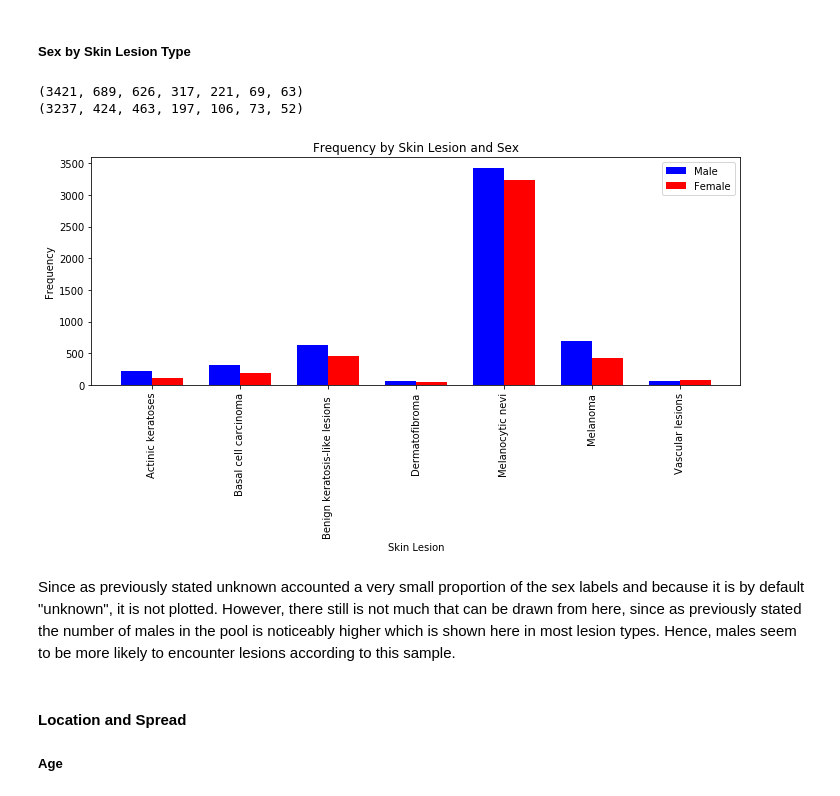
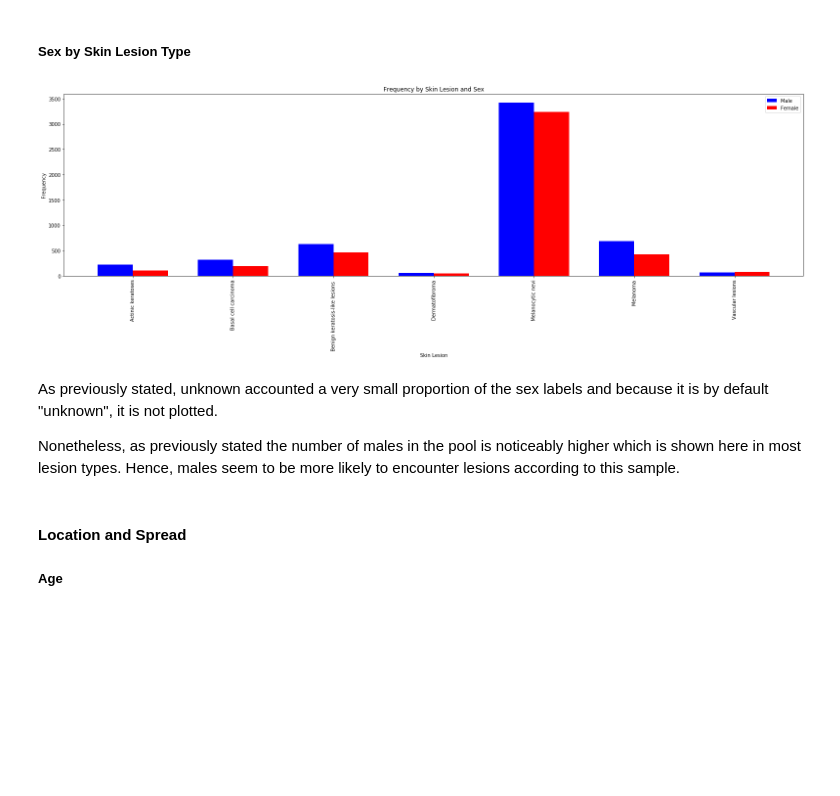
Before and after one commit to Castdeath97/skin-pigment-analysis, a Jupyter notebook: notebooks/data-understanding.ipynb, the cells around one changed output. Saved outputs shown, nothing was run; the diff lists cells and outputs as text; code cells hidden in the pictures; blank space fills up the shorter version.

```diff
--- a/notebooks/data-understanding.ipynb
+++ b/notebooks/data-understanding.ipynb
@@ -25,7 +25,9 @@ pandas.core.frame.DataFrame:: final processed dataframe
 
 # plotting
 
-lesion_type_label = skin_df[['lesion_type_idx', 'lesion_type']].sort_values('lesion_type_idx').drop_duplicates()['lesion_type']
+lesion_type_label = skin_df[
+    ['lesion_type_idx', 'lesion_type']].sort_values(
+    'lesion_type_idx').drop_duplicates()['lesion_type']
 """
 pandas.core.series.Series: Lesion types (text) series sorted by idx for labels
 """
@@ -147,16 +171,10 @@ plt.rcParams['figure.figsize'] = [10, 6]
 The Localization of lesions seems to spread around various parts of the body, but are more common on extremities, the back and trunk.
 # %% [markdown]
 ##### Sex by Skin Lesion Type
-# %%
-print(male_freq)
-print(female_freq)
-# %% [output]
-(3421, 689, 626, 317, 221, 69, 63)
-(3237, 424, 463, 197, 106, 73, 52)
 # %%
 def group_by_lesion(df):
     """
-    Used to group lesions for a df
+    Used to group len of lesions for a df
     """
     return( ( len(df[df['lesion_type_idx'] == 0]),
               len(df[df['lesion_type_idx'] == 1]),
@@ -174,37 +192,40 @@ n_lesion = len(skin_df['lesion_type'].drop_duplicates())
 
 male_freq = group_by_lesion(skin_df[skin_df['sex']  == 'male'])
 female_freq = group_by_lesion(skin_df[skin_df['sex']  == 'female'])
 unknown_freq = group_by_lesion(skin_df[skin_df['sex']  == 'unknown'])
 
 # set up subplot
 
 fig, ax = plt.subplots()
 index = np.arange(n_lesion)
 
 # Draw bars
 
 ax.bar(index, male_freq, bar_width, color='b', label='Male')
 ax.bar(index + bar_width, female_freq, bar_width, color='r', label='Female')
 
 # set labels, titles and legends
 
 ax.set_xlabel('Skin Lesion')
 ax.set_ylabel('Frequency')
 ax.set_title('Frequency by Skin Lesion and Sex')
 # plot using labels from lesion type sorted by idx
-plt.xticks([0, 1, 2, 3, 4, 5, 6], lesion_type_label, rotation='vertical')
+plt.xticks([i for i, _ in enumerate(lesion_type_label)],
+           lesion_type_label, rotation='vertical')
 ax.set_xticks(index + bar_width / 2)
 ax.legend()
 
 # Draw plot
 
 fig.tight_layout()
 plt.rcParams['figure.figsize'] = [22, 8]
 plt.show()
 # %% [output]
-[figure, old version]
+[figure, new version]
 # %% [markdown]
-Since as previously stated unknown accounted a very small proportion of the sex labels and because it is by default "unknown", it is not plotted. However, there still is not much that can be drawn from here, since as previously stated the number of males in the pool is noticeably higher which is shown here in most lesion types. Hence, males seem to be more likely to encounter lesions according to this sample.
+As previously stated, unknown accounted a very small proportion of the sex labels and because it is by default "unknown", it is not plotted.
+
+Nonetheless, as previously stated the number of males in the pool is noticeably higher which is shown here in most lesion types. Hence, males seem to be more likely to encounter lesions according to this sample.
 # %% [markdown]
 #### Location and Spread
 
```
Also changed, not shown: parts of 13 cells of this notebook, 5 other files.
